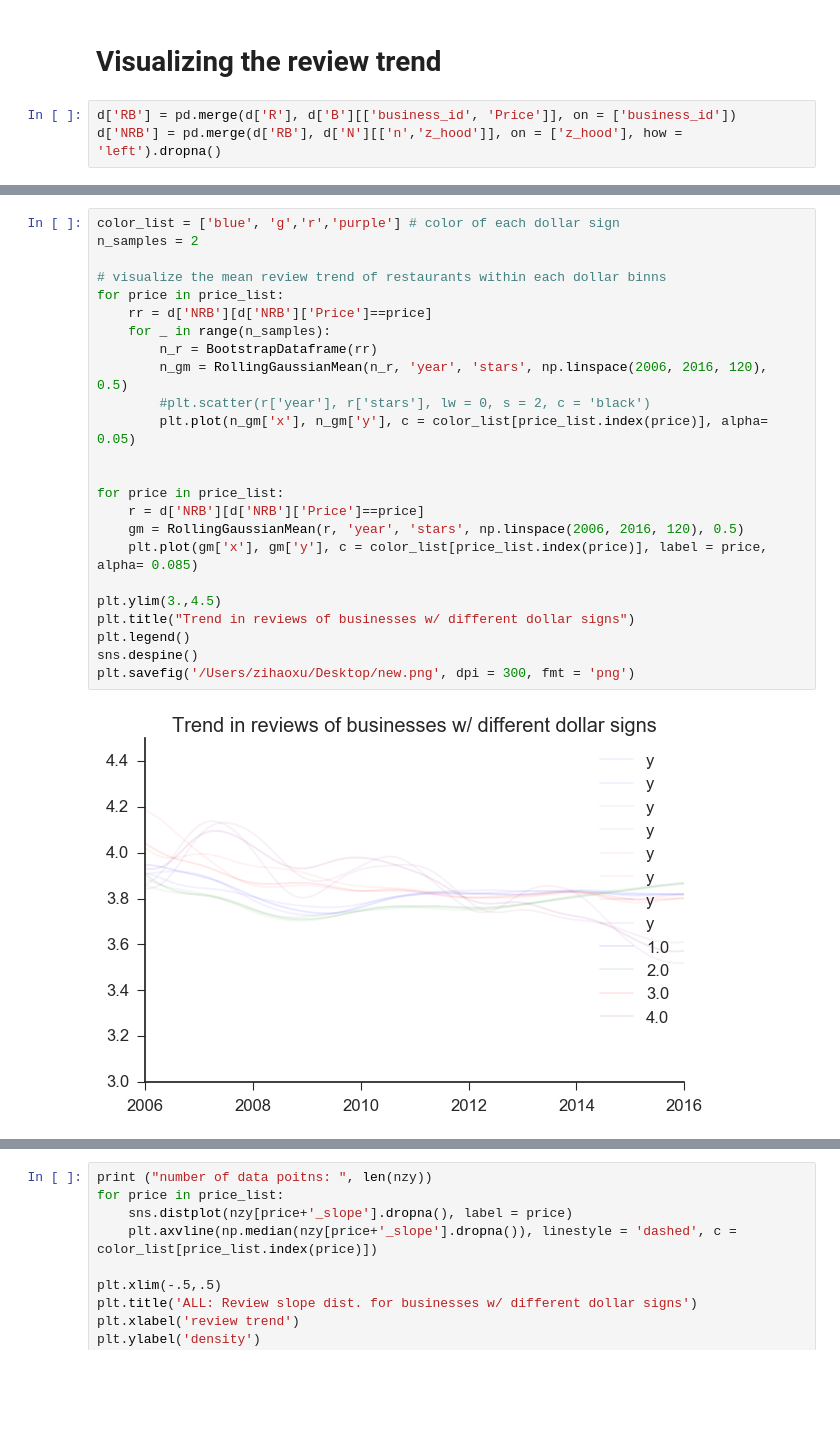
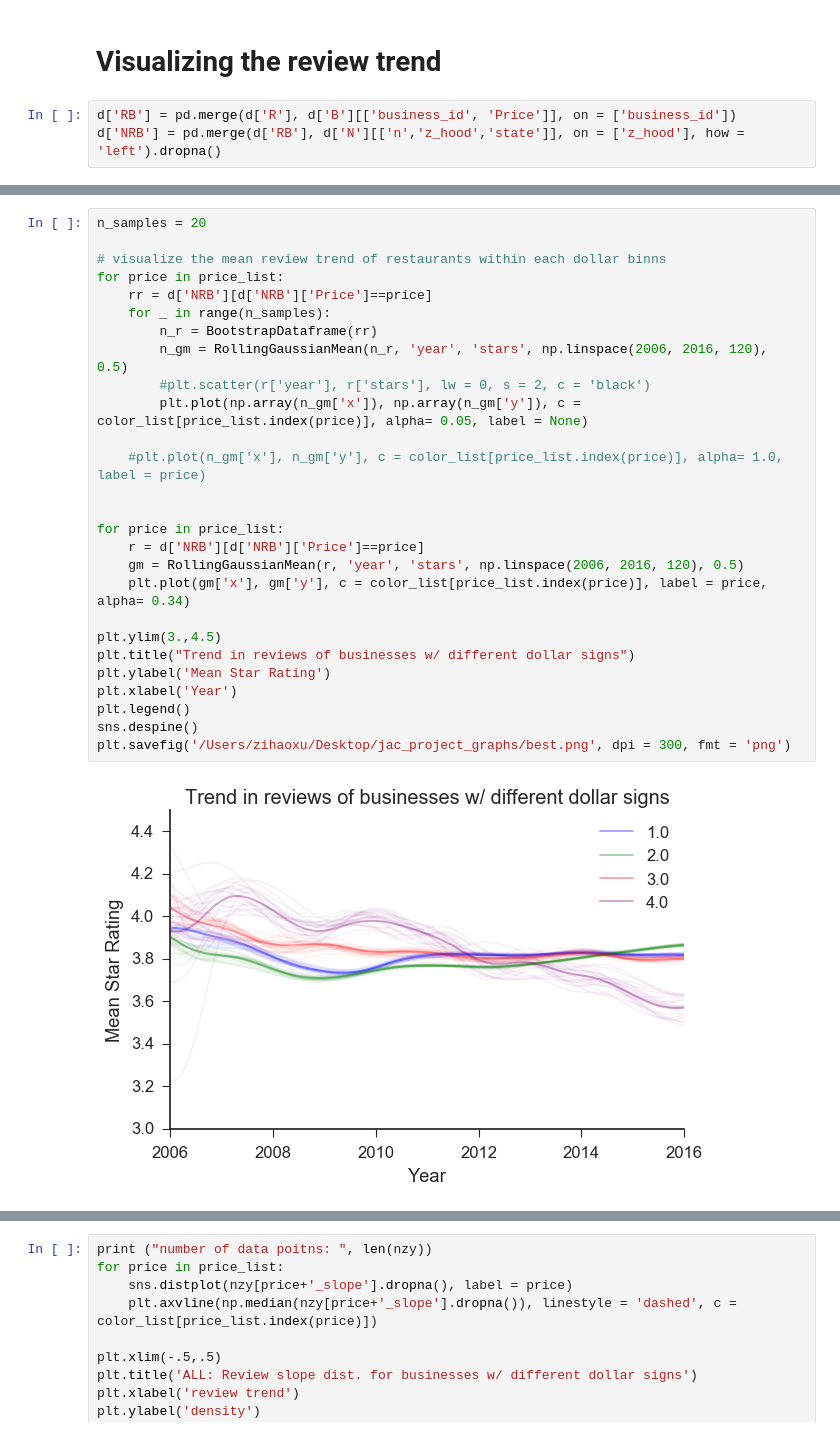
Before and after one commit to zihaoxu/jac_project, a Jupyter notebook: Investigating the relationship between dollar signs and review trends.ipynb, the cells around one changed output, grey strips where cells are left out. Saved outputs shown, nothing was run; the diff lists cells and outputs as text; blank space fills up the shorter version.

Commit message:
dollar sign and slope

```diff
--- a/Investigating the relationship between dollar signs and review trends.ipynb
+++ b/Investigating the relationship between dollar signs and review trends.ipynb
@@ -213,6 +213,6 @@ d['N'] = d['N'][(d['N']['n'] >= min_business_per_neighborhood)]
 # Visualizing the review trend
 # %%
 d['RB'] = pd.merge(d['R'], d['B'][['business_id', 'Price']], on = ['business_id'])
-d['NRB'] = pd.merge(d['RB'], d['N'][['n','z_hood']], on = ['z_hood'], how = 'left').dropna()
+d['NRB'] = pd.merge(d['RB'], d['N'][['n','z_hood','state']], on = ['z_hood'], how = 'left').dropna()
 # %%
 price_list = [1.0, 2.0, 3.0, 4.0]
@@ -226,26 +230,29 @@ Number of restaurants w/  4.0 dollar signs:  6533
 # %%
-color_list = ['blue', 'g','r','purple'] # color of each dollar sign
-n_samples = 2
+n_samples = 20
 
 # visualize the mean review trend of restaurants within each dollar binns
 for price in price_list:
     rr = d['NRB'][d['NRB']['Price']==price]
     for _ in range(n_samples):
         n_r = BootstrapDataframe(rr)
         n_gm = RollingGaussianMean(n_r, 'year', 'stars', np.linspace(2006, 2016, 120), 0.5)
         #plt.scatter(r['year'], r['stars'], lw = 0, s = 2, c = 'black')
-        plt.plot(n_gm['x'], n_gm['y'], c = color_list[price_list.index(price)], alpha= 0.05)
+        plt.plot(np.array(n_gm['x']), np.array(n_gm['y']), c = color_list[price_list.index(price)], alpha= 0.05, label = None)
+
+    #plt.plot(n_gm['x'], n_gm['y'], c = color_list[price_list.index(price)], alpha= 1.0, label = price)
 
 
 for price in price_list:
     r = d['NRB'][d['NRB']['Price']==price]
     gm = RollingGaussianMean(r, 'year', 'stars', np.linspace(2006, 2016, 120), 0.5)
-    plt.plot(gm['x'], gm['y'], c = color_list[price_list.index(price)], label = price, alpha= 0.085)
+    plt.plot(gm['x'], gm['y'], c = color_list[price_list.index(price)], label = price, alpha= 0.34)
 
 plt.ylim(3.,4.5)
 plt.title("Trend in reviews of businesses w/ different dollar signs")
+plt.ylabel('Mean Star Rating')
+plt.xlabel('Year')
 plt.legend()
 sns.despine()
-plt.savefig('/Users/zihaoxu/Desktop/new.png', dpi = 300, fmt = 'png')
+plt.savefig('/Users/zihaoxu/Desktop/jac_project_graphs/best.png', dpi = 300, fmt = 'png')
 # %% [output]
-[figure, old version]
+[figure, new version]
```
Also changed, not shown: parts of 49 cells of this notebook, 2 other files.
